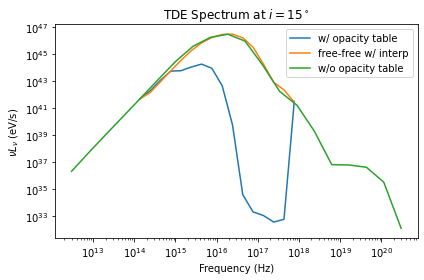
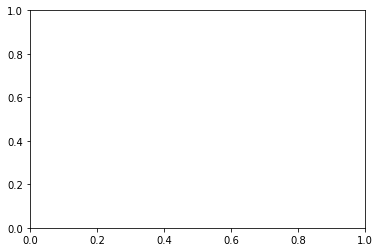
Code edit (unified diff) that turned the first committed figure into the second:
--- before
+++ after
@@ -7,5 +7,5 @@
 fig,ax = plt.subplots(1,1,figsize=(6,4))
 argumentDict = {}
-argumentDict['filename_data'] = '../output/r1200_pinhole_tde1335_inc15_opacitytable.npz'
+argumentDict['filename_data'] = '../output/r1200_pinhole_tde1335_inc15_opacitytable_test.npz'
 argumentDict['distance'] = 1200
 argumentDict['mass'] = 3e6
@@ -27,9 +27,9 @@
 ax.plot(freqs1,freqs1*flux*eV,label='w/ opacity table')
 
-argumentDict['filename_data'] = '../output/r1200_pinhole_tde1335_inc15_opacitytable_test.npz'
-flux2, freqs2 = sp.get_flux(**argumentDict)
-thetaWidth = (np.cos(np.radians(argumentDict['inclination'])-np.arctan(2*argumentDict['width']/argumentDict['distance']))-np.cos(np.radians(argumentDict['inclination'])+np.arctan(2*argumentDict['width']/argumentDict['distance'])))
-flux = (flux2*4*np.pi*distance_cm**2)/(thetaWidth*np.arctan(2*argumentDict['width']/argumentDict['distance']))
-ax.plot(freqs2,freqs2*flux*eV,label='free-free w/ interp')
+#argumentDict['filename_data'] = '../output/r1200_pinhole_tde1335_inc15_opacitytable_test.npz'
+#flux2, freqs2 = sp.get_flux(**argumentDict)
+#thetaWidth = (np.cos(np.radians(argumentDict['inclination'])-np.arctan(2*argumentDict['width']/argumentDict['distance']))-np.cos(np.radians(argumentDict['inclination'])+np.arctan(2*argumentDict['width']/argumentDict['distance'])))
+#flux = (flux2*4*np.pi*distance_cm**2)/(thetaWidth*np.arctan(2*argumentDict['width']/argumentDict['distance']))
+#ax.plot(freqs2,freqs2*flux*eV,label='free-free w/ interp')
 
 
@@ -41,5 +41,5 @@
 
 shaneResults = np.loadtxt('../spec.txt')
-#ax.plot(shaneResults[:,0],shaneResults[:,1]*1e3,label='MC Results')
+ax.plot(shaneResults[:,0],shaneResults[:,1]*1e3,label='MC Results')
 ax.legend()
 ax.set_xscale('log')

Commit: still broken opacities